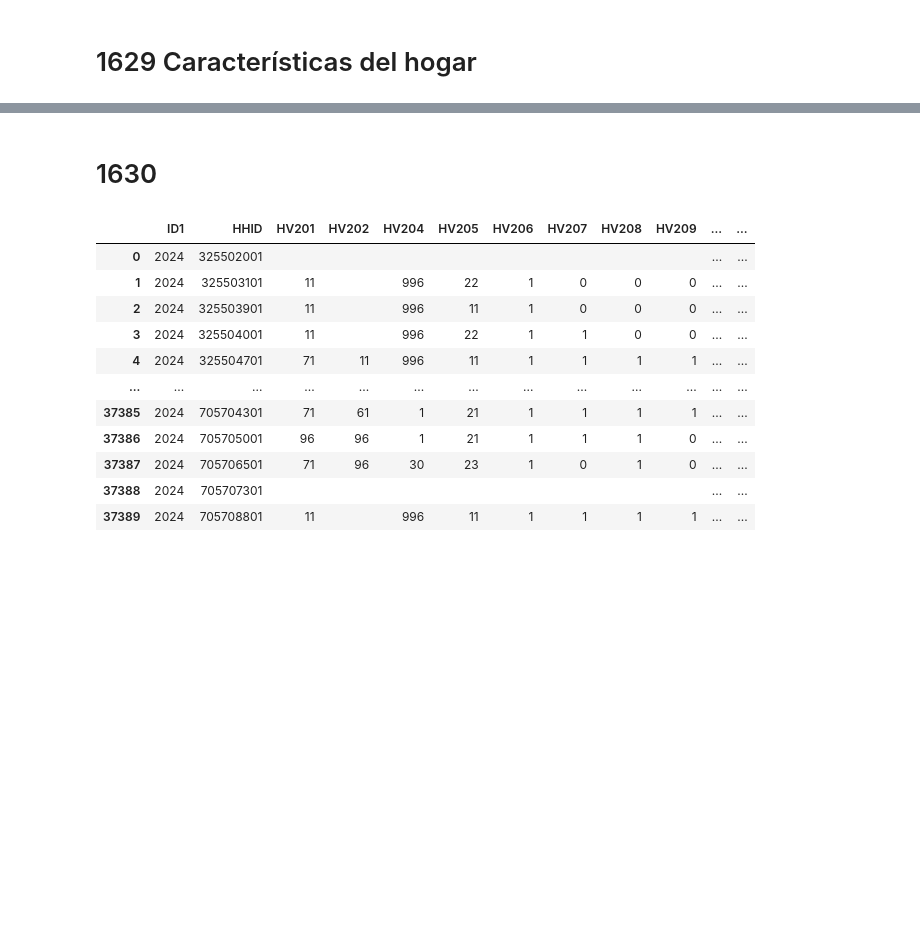
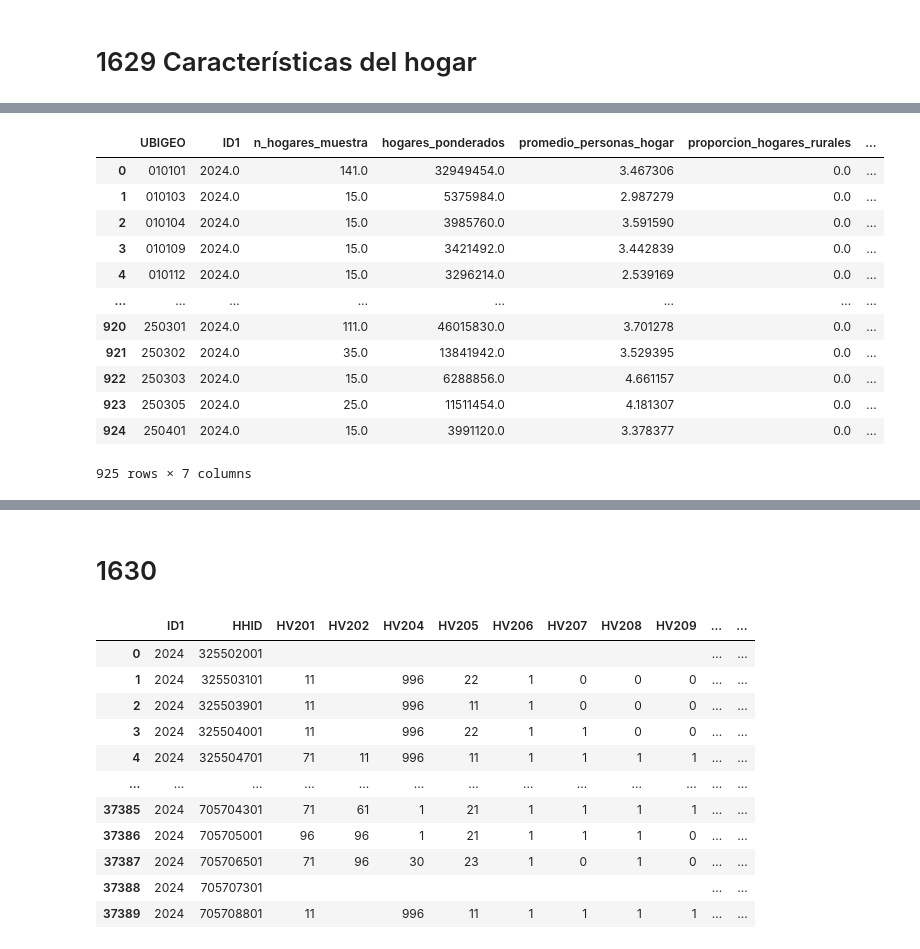
Before and after one commit to isdextre/Data-science-applied-projects, a Jupyter notebook: Fay-Herriot Area Estimation with Integrated Data/base/notebooks/00_exploracion_endes.ipynb, the cells around one changed output, grey strips where cells are left out. Saved outputs shown, nothing was run; the diff lists cells and outputs as text; code cells hidden in the pictures; blank space fills up the shorter version.

```diff
--- a/Fay-Herriot Area Estimation with Integrated Data/base/notebooks/00_exploracion_endes.ipynb
+++ b/Fay-Herriot Area Estimation with Integrated Data/base/notebooks/00_exploracion_endes.ipynb
@@ -42,0 +38,3 @@ rech1.columns.tolist()
+# %%
+rech0['UBIGEO'] = rech0['UBIGEO'].astype(str).str.zfill(6)
+rech0["ID1"] = rech0["ID1"].astype(int)
@@ -42,0 +61,16 @@ rech1.columns.tolist()
+# %%
+# Nos quedaremos solo con las vairables
+cols_keep = [
+    "ID1",     # año
+    "HHID",    # id hogar
+    "UBIGEO",  # distrito
+    "HV001",   # conglomerado
+    "HV022",   # estrato
+    "HV024",   # región/departamento
+    "HV025",   # urbano/rural
+    "HV005",   # peso hogar
+    "HV009",   # tamaño hogar
+    "HV014"    # niños <5
+]
+
+rech0 = rech0[cols_keep].copy()
@@ -42,0 +93,36 @@ rech1.columns.tolist()
+# %%
+rech0.dtypes
+
+cat = ["ID1", "HHID", "UBIGEO", "HV001", "HV022", "HV024", "HV025"]
+num = ["HV005", "HV009", "HV014"]
+rech0[cat] = rech0[cat].astype("category")
+rech0[num] = rech0[num].astype(float)
+# %%
+# uniremos por unigeo
+rech0_dist = (
+    rech0.groupby("UBIGEO").apply(lambda x: pd.Series({
+        "ID1": 2024,
+        "n_hogares_muestra": x["HHID"].count(),
+        "hogares_ponderados": x["HV005"].sum(),
+        "promedio_personas_hogar": (x["HV009"] * x["HV005"]).sum() / x["HV005"].sum(),
+        "proporcion_hogares_rurales": ((x["HV025"] == 2) * x["HV005"]).sum() / x["HV005"].sum(),
+        "proporcion_hogares_con_ninos_menores_5": ((x["HV014"] > 0) * x["HV005"]).sum() / x["HV005"].sum()
+    }))
+    .reset_index()
+)
+# %%
+rech0_dist
+# %% [output]
+|  | UBIGEO | ID1 | n_hogares_muestra | hogares_ponderados | promedio_personas_hogar | proporcion_hogares_rurales | ... |
+| 0 | 010101 | 2024.0 | 141.0 | 32949454.0 | 3.467306 | 0.0 | ... |
+| 1 | 010103 | 2024.0 | 15.0 | 5375984.0 | 2.987279 | 0.0 | ... |
+| 2 | 010104 | 2024.0 | 15.0 | 3985760.0 | 3.591590 | 0.0 | ... |
+| 3 | 010109 | 2024.0 | 15.0 | 3421492.0 | 3.442839 | 0.0 | ... |
+| 4 | 010112 | 2024.0 | 15.0 | 3296214.0 | 2.539169 | 0.0 | ... |
+| ... | ... | ... | ... | ... | ... | ... | ... |
+| 920 | 250301 | 2024.0 | 111.0 | 46015830.0 | 3.701278 | 0.0 | ... |
+| 921 | 250302 | 2024.0 | 35.0 | 13841942.0 | 3.529395 | 0.0 | ... |
+| 922 | 250303 | 2024.0 | 15.0 | 6288856.0 | 4.661157 | 0.0 | ... |
+| 923 | 250305 | 2024.0 | 25.0 | 11511454.0 | 4.181307 | 0.0 | ... |
+| 924 | 250401 | 2024.0 | 15.0 | 3991120.0 | 3.378377 | 0.0 | ... |
+925 rows × 7 columns
```
Also changed, not shown: parts of 12 cells of this notebook, 2 other files.
